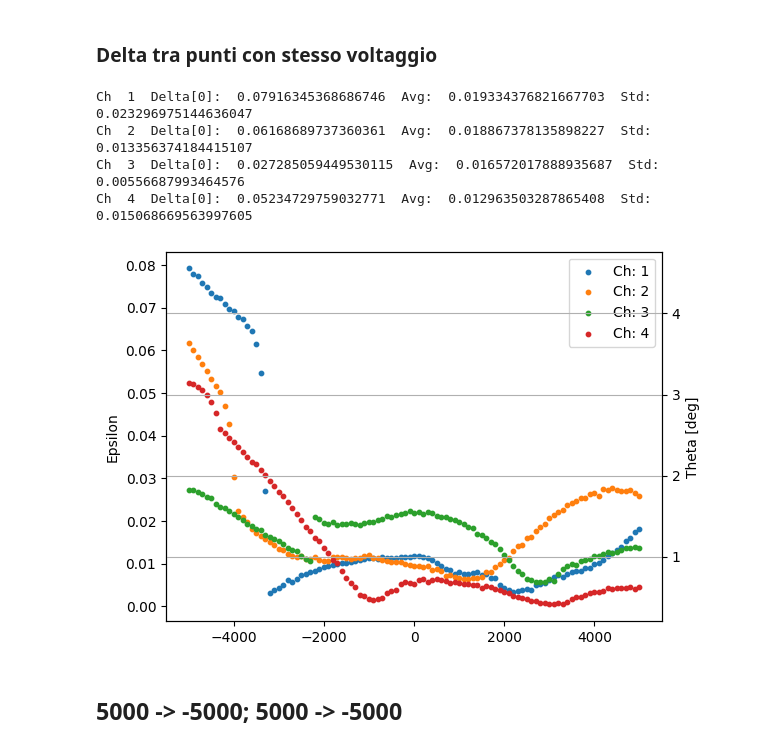
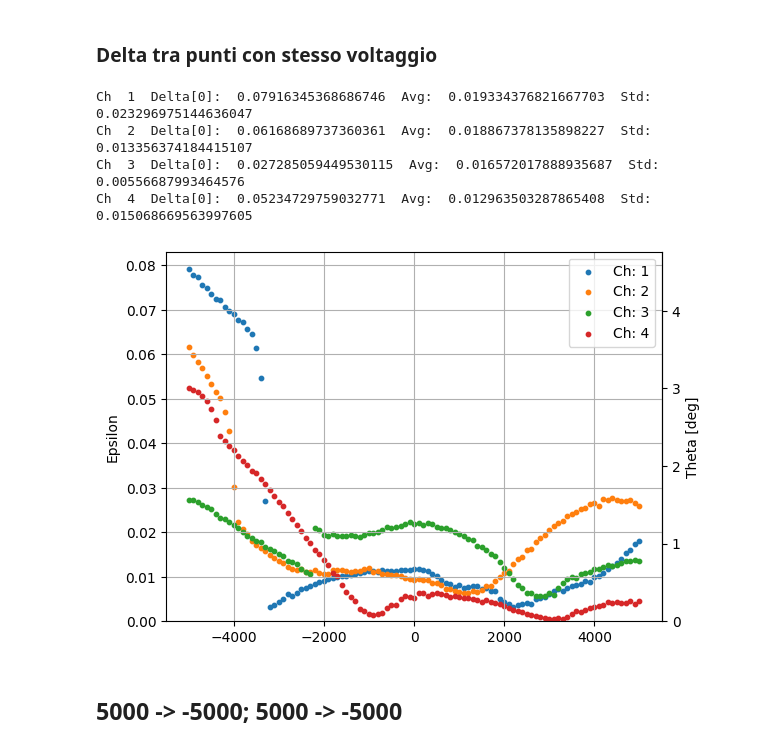
Before and after one commit to TommasoBoscardin/APC-Characterization, a Jupyter notebook: newHysteresisReader.ipynb, the cells around one changed output. Saved outputs shown, nothing was run; the diff lists cells and outputs as text; code cells hidden in the pictures.

Commit message:
Bug fix
Correct scale conversion from epsilon to degrees

```diff
--- a/newHysteresisReader.ipynb
+++ b/newHysteresisReader.ipynb
@@ -57,9 +57,10 @@ for i in range( delta.shape[0]):
     delta[i]=[]
 chart = plt.figure()
 ax = chart.add_subplot(111)
-ax2 = ax.twinx()
 def toAngle(x):
     return np.arccos((2-x**2)/2) * 180/np.pi
+def invertAngle(t):
+    return np.sqrt(2*(1-np.cos(t*np.pi/180)))
 for i in range(4):
     for j in range(0,dim1):
         point_index=dim2-1-j
@@ -72,13 +73,14 @@ for i in range(4):
     ax.scatter(data[i,3][:dim1], delta[i], marker='o', s=10, label=labels[i])
     ax.set_xlabel('Voltage [mV]')
     ax.set_ylabel('Epsilon')
-    ax.tick_params(axis='y')
-    ymin, ymax = ax.get_ylim()
-    ang= np.array([toAngle(x) for x in [ymin, ymax]])
-    ax2.set_ylim(ang)
-    ax2.set_ylabel('Theta [deg]')
-    ax2.tick_params(axis='y')
-    print("Ch ", i+1, " Delta[0]: ", delta[i][0], " Avg: ", np.mean(delta[i])," Std: ", np.std(delta[i]))
+
+    print("Ch ", i+1, " Min: ", np.min(delta[i]), " Avg: ", np.mean(delta[i])," Std: ", np.std(delta[i]))
+
+ax.set_ylim(0)
+secax = ax.secondary_yaxis('right', functions=(toAngle, invertAngle))
+secax.set_ylabel('Theta [deg]')
+print("Y-axis limits:", ax.get_ylim())
+print("Converted to degrees:", toAngle(np.array(ax.get_ylim())))
 plt.grid()
 ax.legend()
 plt.show()
@@ -118,9 +122,10 @@ for i in range( delta.shape[0]):
     delta[i]=[]
 chart = plt.figure()
 ax = chart.add_subplot(111)
-ax2 = ax.twinx()
 def toAngle(x):
     return np.arccos((2-x**2)/2) * 180/np.pi
+def invertAngle(t):
+    return np.sqrt(2*(1-np.cos(t*np.pi/180)))
 for i in range(4):
     for j in range(dim1,dim2):
         point_index=dim3-1-(j-dim1)
@@ -132,13 +137,11 @@ for i in range(4):
     # Display data on 2D plot
     ax.scatter(data[i,3][:dim1], delta[i], marker='o', s=10, label=labels[i])
     ax.set_ylabel('Epsilon')
-    ax.tick_params(axis='y')
-    ymin, ymax = ax.get_ylim()
-    ang= np.array([toAngle(x) for x in [ymin, ymax]])
-    ax2.set_ylim(ang)
-    ax2.set_ylabel('Theta [deg]')
-    ax2.tick_params(axis='y')
+
     print("Ch ", i+1, " Delta[0]: ", delta[i][0], " Avg: ", np.mean(delta[i])," Std: ", np.std(delta[i]))
+ax.set_ylim(0)
+secax = ax.secondary_yaxis('right', functions=(toAngle, invertAngle))
+secax.set_ylabel('Theta [deg]')
 plt.grid()
 ax.legend()
 plt.show()
@@ -175,40 +178,39 @@ for i in range(4):
 # %%
 delta = np.empty(4, dtype=object)
 for i in range( delta.shape[0]):
     delta[i]=[]
 chart = plt.figure()
 ax = chart.add_subplot(111)
-ax2 = ax.twinx()
 def toAngle(x):
     return np.arccos((2-x**2)/2) * 180/np.pi
+def invertAngle(t):
+    return np.sqrt(2*(1-np.cos(t*np.pi/180)))
 for i in range(4):
     for j in range(0,dim1):
         point_index=dim2+j
         #print(data[i,3][j])
         #print(data[i,3][point_index])
         delta[i].append(np.sqrt((data[i,0][j]-data[i,0][point_index])**2+(data[i,1][j]-data[i,1][point_index])**2+(data[i,2][j]-data[i,2][point_index])**2))
     #chart = plt.figure()
     #ax = chart.add_subplot(111)
     # Display data on 2D plot
     ax.scatter(data[i,3][:dim1], delta[i], marker='o', s=10, label=labels[i])
     ax.set_ylabel('Epsilon')
-    ax.tick_params(axis='y')
-    ymin, ymax = ax.get_ylim()
-    ang= np.array([toAngle(x) for x in [ymin, ymax]])
-    ax2.set_ylim(ang)
-    ax2.set_ylabel('Theta [deg]')
-    ax2.tick_params(axis='y')
+
     print("Ch ", i+1, " Delta[0]: ", delta[i][0], " Avg: ", np.mean(delta[i])," Std: ", np.std(delta[i]))
+ax.set_ylim(0)
+secax = ax.secondary_yaxis('right', functions=(toAngle, invertAngle))
+secax.set_ylabel('Theta [deg]')
 plt.grid()
 ax.legend()
 plt.show()
 chart.savefig("img/test2_hysteresis_3.pdf")
 # %% [output]
 Ch  1  Delta[0]:  0.07916345368686746  Avg:  0.019334376821667703  Std:  0.023296975144636047
 Ch  2  Delta[0]:  0.06168689737360361  Avg:  0.018867378135898227  Std:  0.013356374184415107
 Ch  3  Delta[0]:  0.027285059449530115  Avg:  0.016572017888935687  Std:  0.00556687993464576
 Ch  4  Delta[0]:  0.05234729759032771  Avg:  0.012963503287865408  Std:  0.015068669563997605
-[figure, old version]
+[figure, new version]
 # %% [markdown]
 ## 5000 -> -5000; 5000 -> -5000
 # %% [markdown]
```
Also changed, not shown: parts of 3 cells of this notebook.
